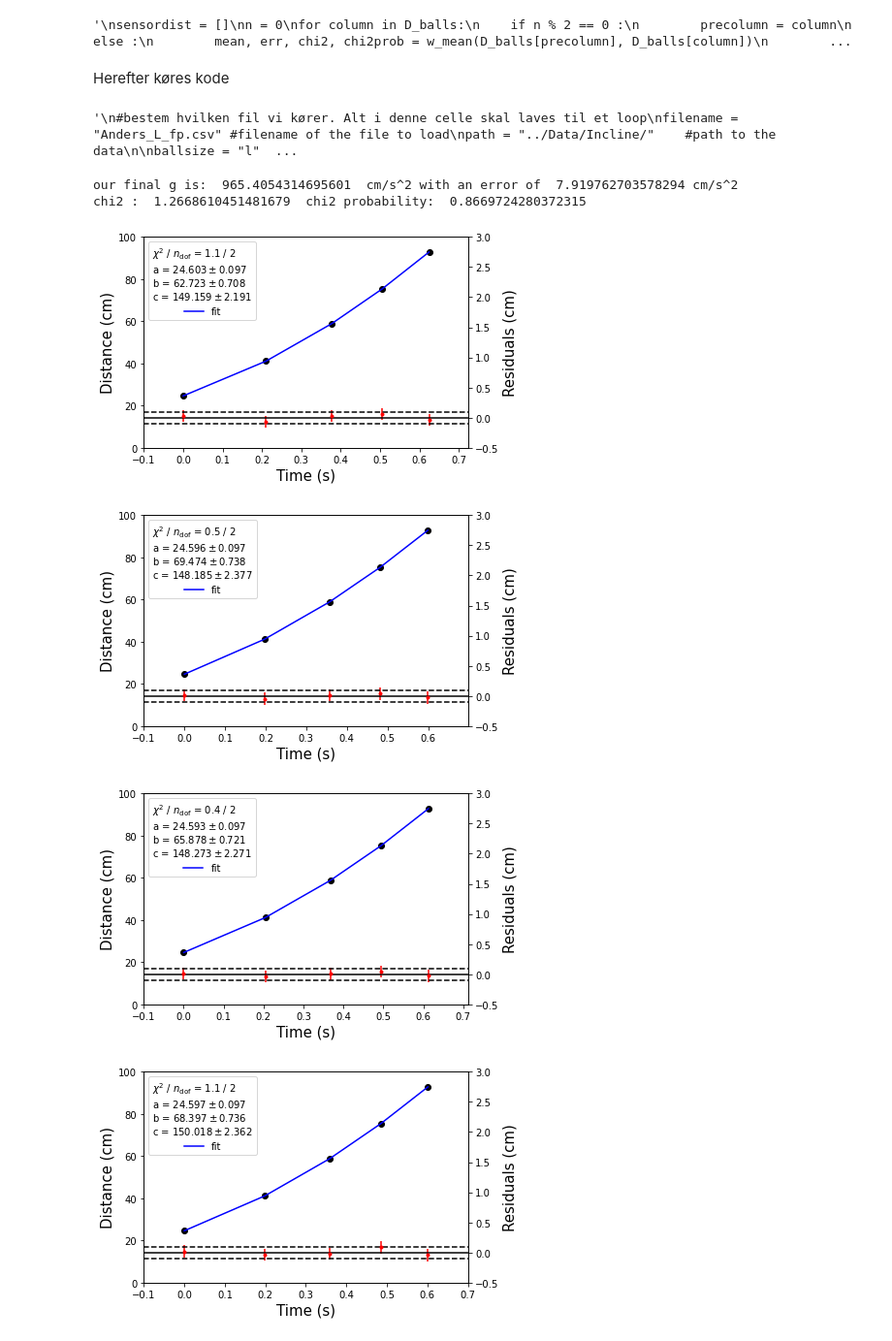
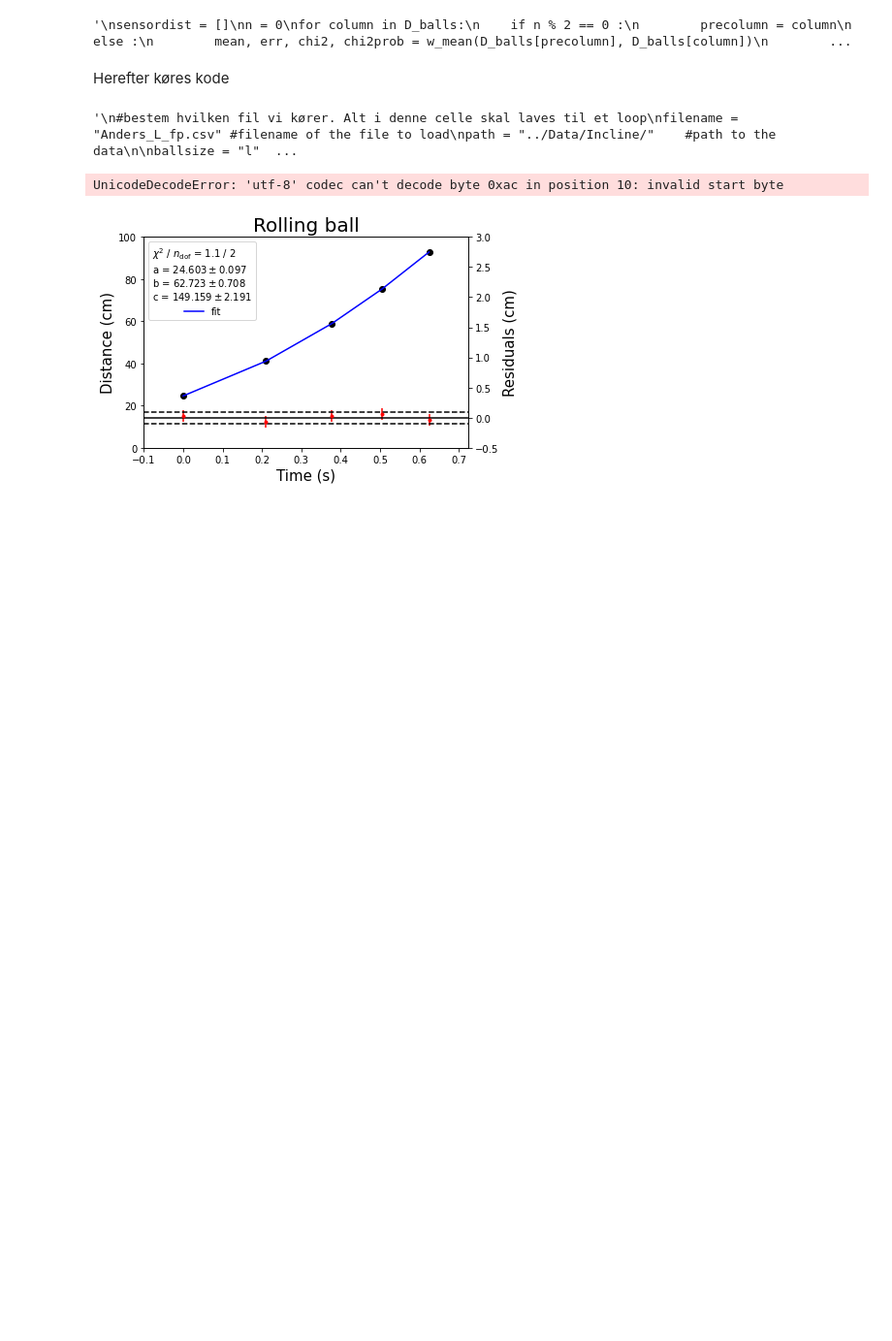
Before and after one commit to akjoelhede/Appstatgang_tornado, a Jupyter notebook: Incline datatreatment/Incline datatreatment_Morten-checkpoint.ipynb, the cells around one changed output. Shown at 97% size. Drawn from its saved outputs; the diff is of its cells as text; code cells hidden in the pictures; blank space fills up the shorter version.

```diff
--- a/Incline datatreatment/Incline datatreatment_Morten-checkpoint.ipynb
+++ b/Incline datatreatment/Incline datatreatment_Morten-checkpoint.ipynb
@@ -56,7 +56,7 @@ def acceleration_calc(filename, D_sensor): #string, float, float, float, list of
     x = time
     y = distsensor
     y_err = edistsensor #yerr skal loades fra dataen
-#    res = np.array([1, -1, 0, 2, -2]) #liste over residuals, skal lige regnes
+
     res = polynomial(time, m.values[0], m.values[1], m.values[2]) - y
 
     fit_info = [f"$\\chi^2$ / $n_\\mathrm{{dof}}$ = {m.fval:.1f} / {len(x) - m.nfit}",]
@@ -72,6 +72,7 @@ def acceleration_calc(filename, D_sensor): #string, float, float, float, list of
     ax.set_xlim(-0.1, time[4]+0.1)
     ax.set_xlabel('Time (s)', fontsize = 15)
     ax.set_ylabel('Distance (cm)', fontsize = 15)
+    ax.set_title('Rolling ball', fontsize = 20)
     ax.legend(title="\n".join(fit_info));
 
     ax2 = ax.twinx()
@@ -84,7 +85,9 @@ def acceleration_calc(filename, D_sensor): #string, float, float, float, list of
     ax2.set_ylabel('Residuals (cm)', fontsize = 15)
 
 
+    if savefigs:
 
+        plt.savefig(filename + '.pdf', dpi='figure', format='pdf')
 
 
 
@@ -375,6 +378,7 @@ path = "Data/Incline/fp/L"
 position = "second"
 ballsize ="l"
 
+savefigs = True #skal den gemme figurer
 errorcontributions = True #skal den spytte errorcontributions ud eller ej, da de laver godt rod i outputtet
 
 D_ball, eD_ball, chi2_ball, chi2prob_ball = loadball(ballsize)
@@ -460,36 +464,32 @@ thetas, ethetas, chi2_thetas, chi2prob_thetas = loadposition(position)
 for filename in os.listdir(path): # Loops over every file in specified folder
     f = os.path.join(path, filename)
     if os.path.isfile(f):
 
         acc, eacc, chi2prob = acceleration_calc(f, D_sensor)
         g = gravity_acc(acc, thetas, D_ball, D_rails)
         eg, egacc, egtheta, egball, egrail = egravity_acc(acc, thetas, D_ball, D_rails, eacc, ethetas, eD_ball, eD_rails)
 
         glist.append(g[0])
         eglist.append(eg[0])
         chi2problist.append(chi2prob)
         if errorcontributions :
             egacclist.append(egacc[0])
             egthetalist.append(egtheta[0])
             egballlist.append(egball[0])
             egraillist.append(egrail[0])
 
 
 
 g_fp_L, eg_fp_L, fill, fill = w_mean(np.array(glist)[:5], np.array(eglist)[:5])
 g_fp_s, eg_fp_s, fill, fill = w_mean(np.array(glist)[5:10], np.array(eglist)[5:10])
 g_sp_L, eg_sp_L, fill, fill = w_mean(np.array(glist)[10:15], np.array(eglist)[10:15])
 g_sp_s, eg_sp_s, fill, fill = w_mean(np.array(glist)[15:20], np.array(eglist)[15:20])
 
 
 g_final, eg_final, chi2_final, chi_prob_final = w_mean(np.array([g_fp_L, g_fp_s, g_sp_L, g_fp_s]), np.array([eg_fp_L, eg_fp_s, eg_sp_L, eg_sp_s]))
 
 print(f'our final g is:  {g_final}  cm/s^2 with an error of  {eg_final} cm/s^2')
 print(f'chi2 :  {chi2_final}  chi2 probability:  {chi_prob_final}')
 # %% [output]
-our final g is:  965.4054314695601  cm/s^2 with an error of  7.919762703578294 cm/s^2
-chi2 :  1.2668610451481679  chi2 probability:  0.8669724280372315
+UnicodeDecodeError: 'utf-8' codec can't decode byte 0xac in position 10: invalid start byte
-[figure, old version]
+[figure, new version]
-[figure, removed]
-[figure, removed]
-[figure, removed]
```
Also changed, not shown: parts of 7 cells of this notebook, 20 other files.
